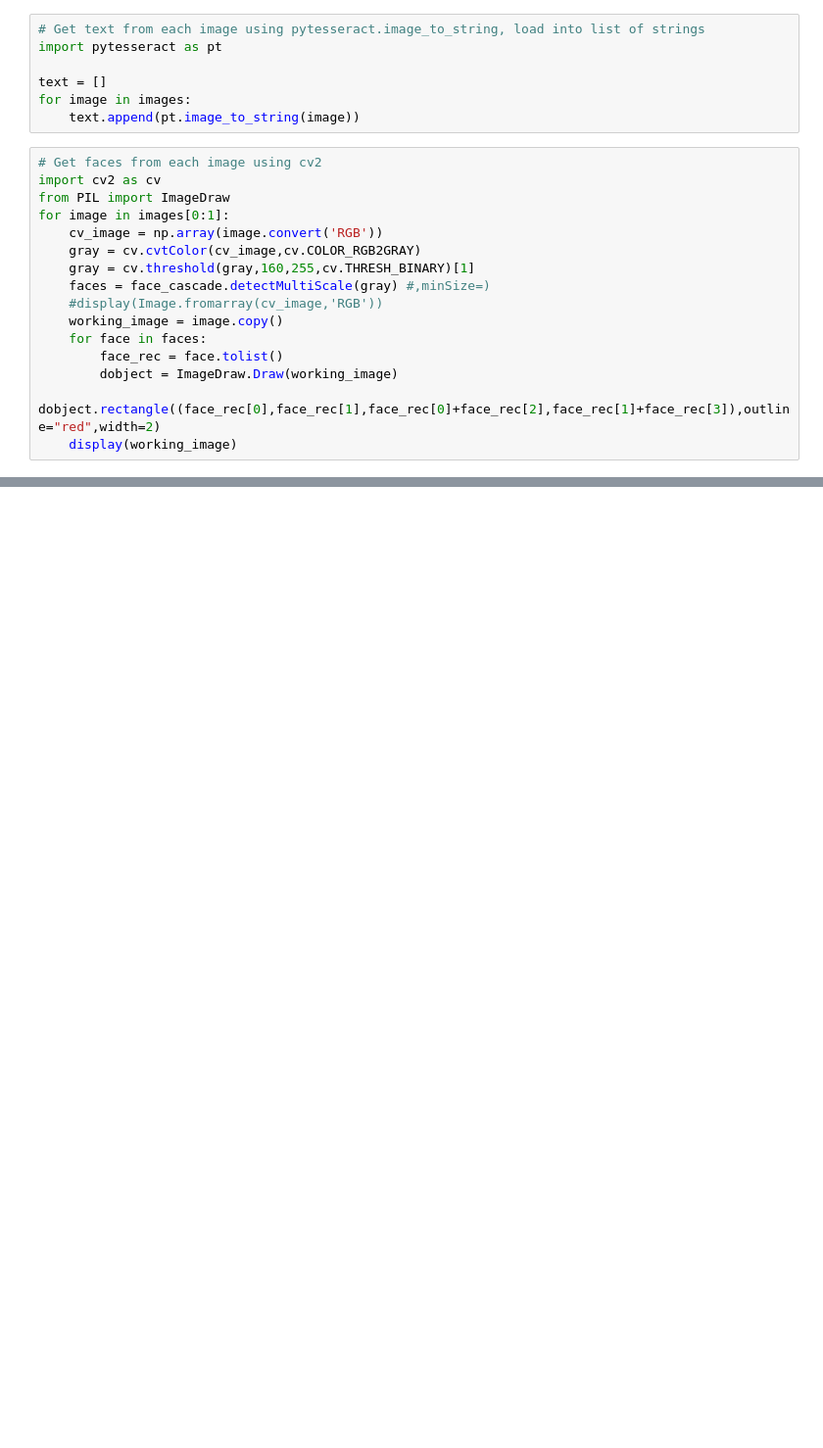
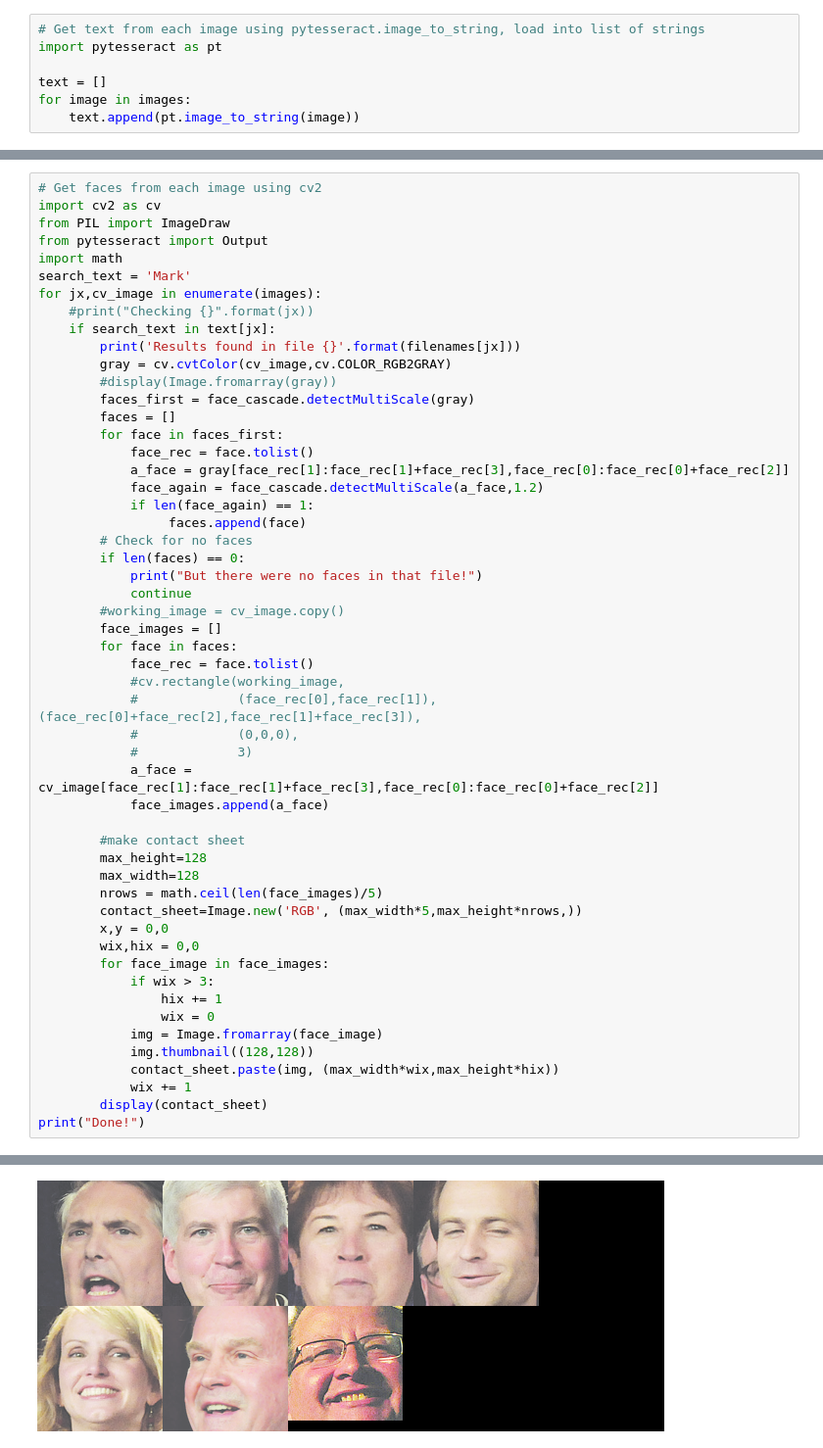
Before and after one commit to MichaelEhrlichman/CV, a Jupyter notebook: project.ipynb, the cells around one changed output, grey strips where cells are left out. Shown at 98% size. Saved outputs shown, nothing was run; the diff lists cells and outputs as text; blank space fills up the shorter version.

```diff
--- a/project.ipynb
+++ b/project.ipynb
@@ -43,19 +52,3 @@ import pytesseract as pt
 text = []
 for image in images:
     text.append(pt.image_to_string(image))
-# %%
-# Get faces from each image using cv2
-import cv2 as cv
-from PIL import ImageDraw
-for image in images[0:1]:
-    cv_image = np.array(image.convert('RGB'))
-    gray = cv.cvtColor(cv_image,cv.COLOR_RGB2GRAY)
-    gray = cv.threshold(gray,160,255,cv.THRESH_BINARY)[1]
-    faces = face_cascade.detectMultiScale(gray) #,minSize=)
-    #display(Image.fromarray(cv_image,'RGB'))
-    working_image = image.copy()
-    for face in faces:
-        face_rec = face.tolist()
-        dobject = ImageDraw.Draw(working_image)
-        dobject.rectangle((face_rec[0],face_rec[1],face_rec[0]+face_rec[2],face_rec[1]+face_rec[3]),outline="red",width=2)
-    display(working_image)
@@ -65,0 +55,54 @@ faces
+# %%
+# Get faces from each image using cv2
+import cv2 as cv
+from PIL import ImageDraw
+from pytesseract import Output
+import math
+search_text = 'Mark'
+for jx,cv_image in enumerate(images):
+    #print("Checking {}".format(jx))
+    if search_text in text[jx]:
+        print('Results found in file {}'.format(filenames[jx]))
+        gray = cv.cvtColor(cv_image,cv.COLOR_RGB2GRAY)
+        #display(Image.fromarray(gray))
+        faces_first = face_cascade.detectMultiScale(gray)
+        faces = []
+        for face in faces_first:
+            face_rec = face.tolist()
+            a_face = gray[face_rec[1]:face_rec[1]+face_rec[3],face_rec[0]:face_rec[0]+face_rec[2]]
+            face_again = face_cascade.detectMultiScale(a_face,1.2)
+            if len(face_again) == 1:
+                 faces.append(face)
+        # Check for no faces
+        if len(faces) == 0:
+            print("But there were no faces in that file!")
+            continue
+        #working_image = cv_image.copy()
+        face_images = []
+        for face in faces:
+            face_rec = face.tolist()
+            #cv.rectangle(working_image,
+            #             (face_rec[0],face_rec[1]),(face_rec[0]+face_rec[2],face_rec[1]+face_rec[3]),
+            #             (0,0,0),
+            #             3)
+            a_face = cv_image[face_rec[1]:face_rec[1]+face_rec[3],face_rec[0]:face_rec[0]+face_rec[2]]
+            face_images.append(a_face)
+
+        #make contact sheet
+        max_height=128
+        max_width=128
+        nrows = math.ceil(len(face_images)/5)
+        contact_sheet=Image.new('RGB', (max_width*5,max_height*nrows,))
+        x,y = 0,0
+        wix,hix = 0,0
+        for face_image in face_images:
+            if wix > 3:
+                hix += 1
+                wix = 0
+            img = Image.fromarray(face_image)
+            img.thumbnail((128,128))
+            contact_sheet.paste(img, (max_width*wix,max_height*hix))
+            wix += 1
+        display(contact_sheet)
+print("Done!")
+# %% [output]
@@ -65,0 +110 @@ faces
+[figure, added]
```
Also changed, not shown: parts of 5 cells of this notebook.
